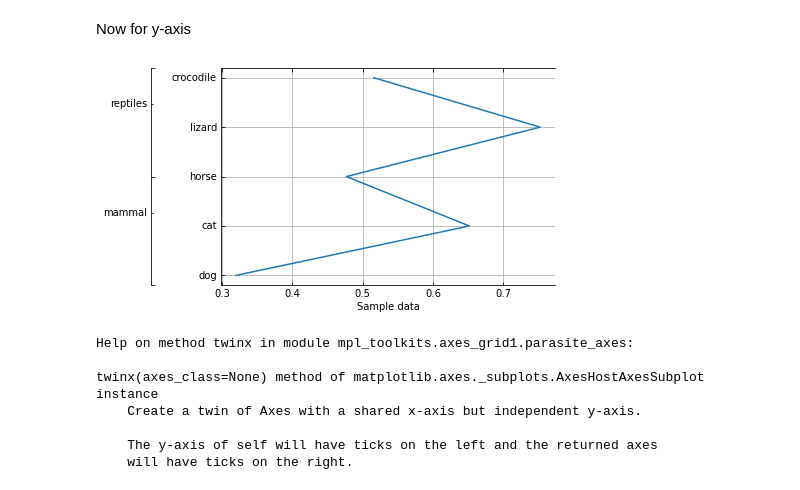
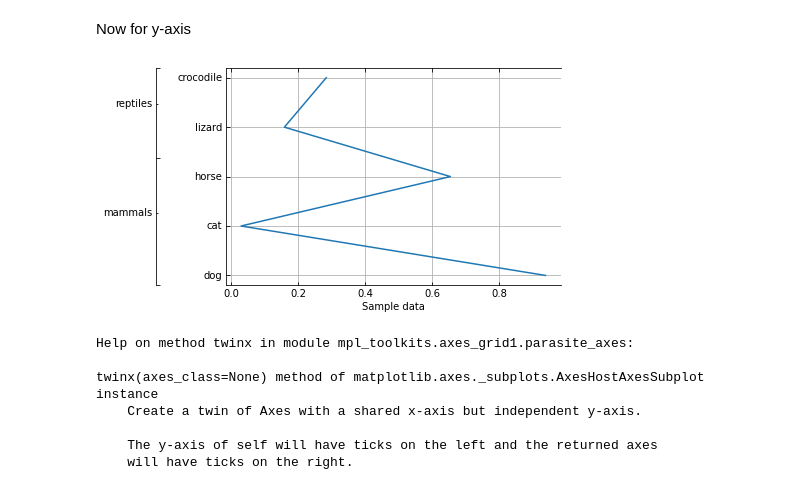
Before and after one commit to homerobse/snippets, a Jupyter notebook: python/plotting-in-grids.ipynb, the cells around one changed output. Saved outputs shown, nothing was run; the diff lists cells and outputs as text; code cells hidden in the pictures.

```diff
--- a/python/plotting-in-grids.ipynb
+++ b/python/plotting-in-grids.ipynb
@@ -264,37 +264,37 @@ import matplotlib.pyplot as plt
 import matplotlib.ticker as ticker
 from mpl_toolkits.axes_grid.parasite_axes import SubplotHost
 
 fig1 = plt.figure()
 ax1 = SubplotHost(fig1, 111)
 fig1.add_subplot(ax1)
 
 # Some data
 y = np.arange(1,6)
 x = np.random.random(len(y))
 
 # First X-axis
 ax1.plot(x, y)
 ax1.set_yticks(y)
 ax1.set_yticklabels(['dog', 'cat', 'horse', 'lizard', 'crocodile'])
-# # ax1.yaxis.set_label_text('First X-axis') # Uncomment to label axis
+# ax1.yaxis.set_label_text('First X-axis') # Uncomment to label axis
 ax1.xaxis.set_label_text("Sample data")
 
 # Second X-axis
 ax2 = ax1.twinx()
 offset = -70, 0 # Position of the second axis
 new_axisline = ax2.get_grid_helper().new_fixed_axis
 ax2.axis["left"] = new_axisline(loc="left", axes=ax2, offset=offset)
 ax2.axis["right"].set_visible(False)
 
-ax2.set_yticks([0.0, 3, 6])
+ax2.set_yticks([0.0, 3.5, 6])
 ax2.yaxis.set_major_formatter(ticker.NullFormatter())
 ax2.yaxis.set_minor_locator(ticker.FixedLocator([2, 5]))
-ax2.yaxis.set_minor_formatter(ticker.FixedFormatter(['mammal', 'reptiles']))
+ax2.yaxis.set_minor_formatter(ticker.FixedFormatter(['mammals', 'reptiles']))
 
 ax1.grid(1)
 plt.show()
 # %% [output]
-[figure, old version]
+[figure, new version]
 # %%
 help(ax1.twinx)
 # %% [output]
```
Also changed, not shown: parts of 1 cell of this notebook, 3 other files.
